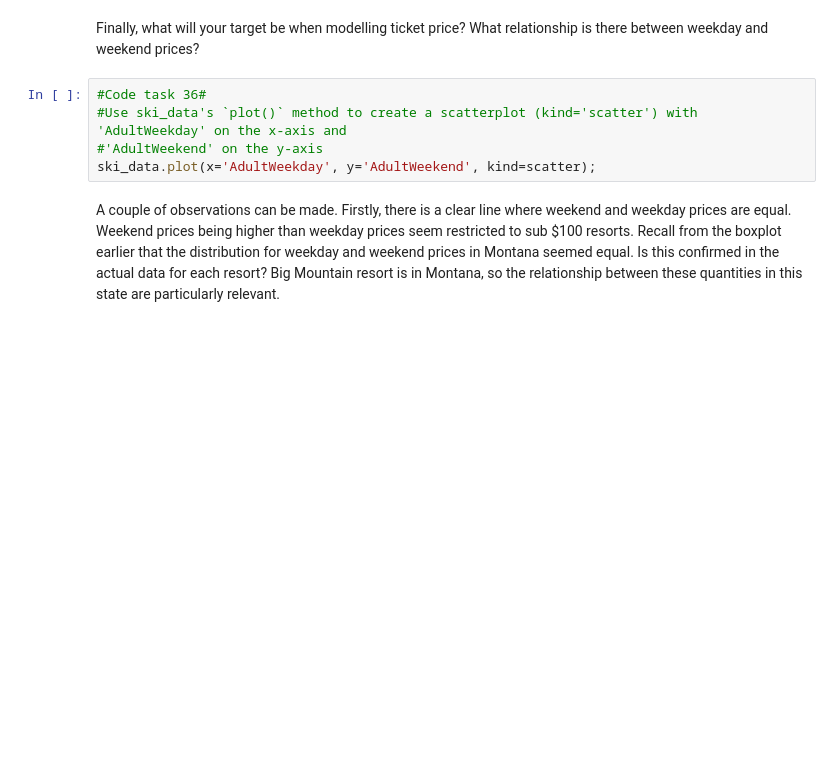
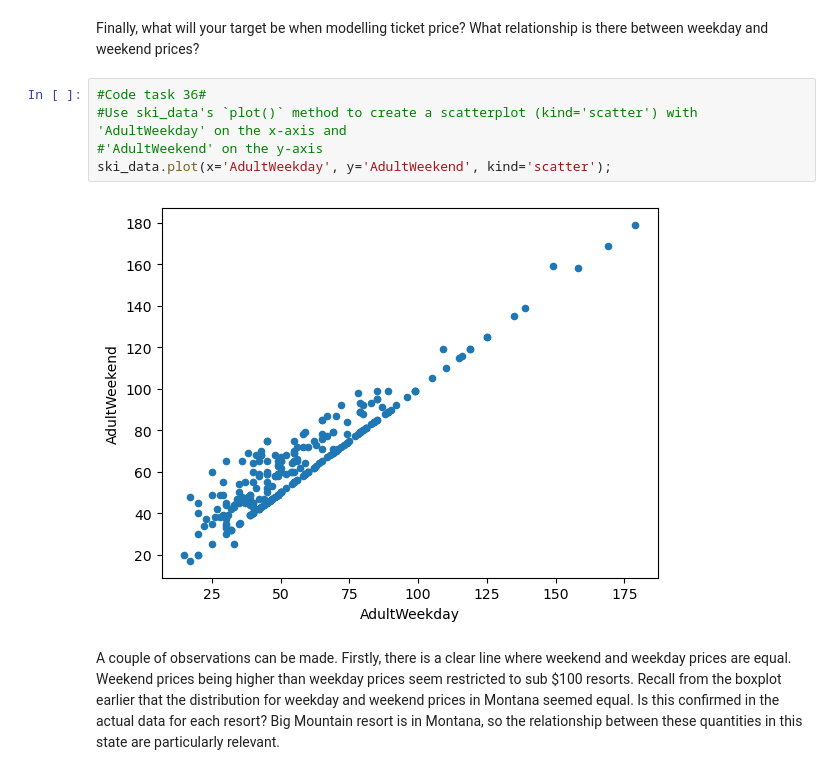
Before and after one commit to jacob25paul/DataScienceGuidedCapstone, a Jupyter notebook: Notebooks/02_data_wrangling.ipynb, the cells around one changed output. Drawn from its saved outputs; the diff is of its cells as text; blank space fills up the shorter version.

```diff
--- a/Notebooks/02_data_wrangling.ipynb
+++ b/Notebooks/02_data_wrangling.ipynb
@@ -891,8 +898,10 @@ Finally, what will your target be when modelling ticket price? What relationship
 # %%
 #Code task 36#
 #Use ski_data's `plot()` method to create a scatterplot (kind='scatter') with 'AdultWeekday' on the x-axis and
 #'AdultWeekend' on the y-axis
-ski_data.plot(x='AdultWeekday', y='AdultWeekend', kind=scatter);
+ski_data.plot(x='AdultWeekday', y='AdultWeekend', kind='scatter');
+# %% [output]
+[figure, added]
 # %% [markdown]
 A couple of observations can be made. Firstly, there is a clear line where weekend and weekday prices are equal. Weekend prices being higher than weekday prices seem restricted to sub $100 resorts. Recall from the boxplot earlier that the distribution for weekday and weekend prices in Montana seemed equal. Is this confirmed in the actual data for each resort? Big Mountain resort is in Montana, so the relationship between these quantities in this state are particularly relevant.
 # %%
```
Also changed, not shown: parts of 28 cells of this notebook, 3 other files.
